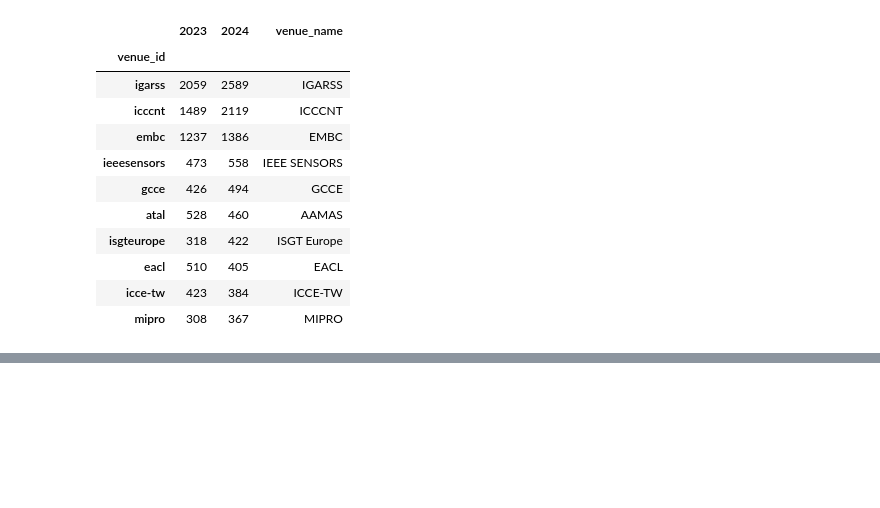
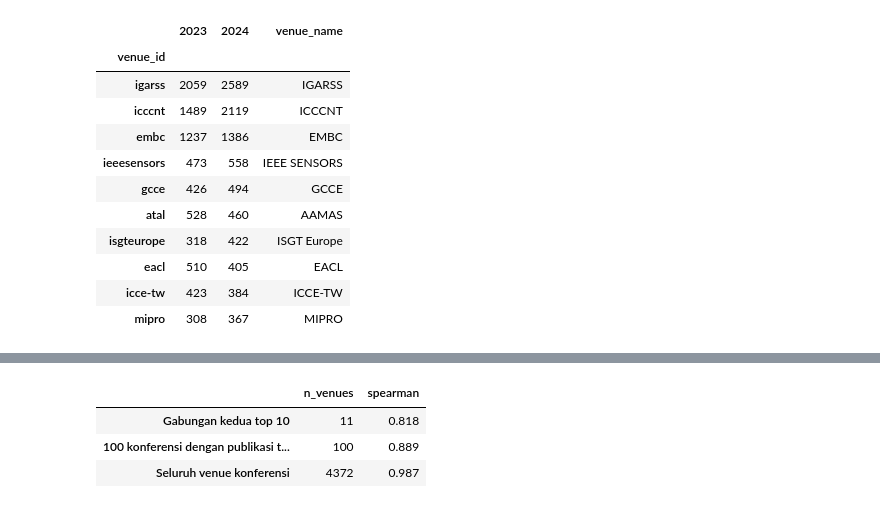
Before and after one commit to RNXFreeze/IF4041-Datmin-Tubes-Kel1, a Jupyter notebook: notebooks/02_conference_popularity.ipynb, the cells around one changed output, grey strips where cells are left out. Cells and saved outputs as stored; diff of their text form; code cells hidden in the pictures; blank space fills up the shorter version.

```diff
--- a/notebooks/02_conference_popularity.ipynb
+++ b/notebooks/02_conference_popularity.ipynb
@@ -332,0 +370,13 @@ pd.Series({
+# %%
+top100 = comparison[comparison["rank_papers"] <= 100]
+spearman = pd.DataFrame({
+    "n_venues": [len(union), len(top100), len(comparison)],
+    "spearman": [frame["n_papers"].corr(frame["n_authors"], method="spearman") for frame in (union, top100, comparison)],
+}, index=["Gabungan kedua top 10", "100 konferensi dengan publikasi terbanyak", "Seluruh venue konferensi"]).round(3)
+spearman.to_csv(config.TABLES_DIR / "ranking_spearman.csv")
+spearman
+# %% [output]
+|  | n_venues | spearman |
+| Gabungan kedua top 10 | 11 | 0.818 |
+| 100 konferensi dengan publikasi t... | 100 | 0.889 |
+| Seluruh venue konferensi | 4372 | 0.987 |
```
Also changed, not shown: parts of 3 cells of this notebook, 3 other files.
